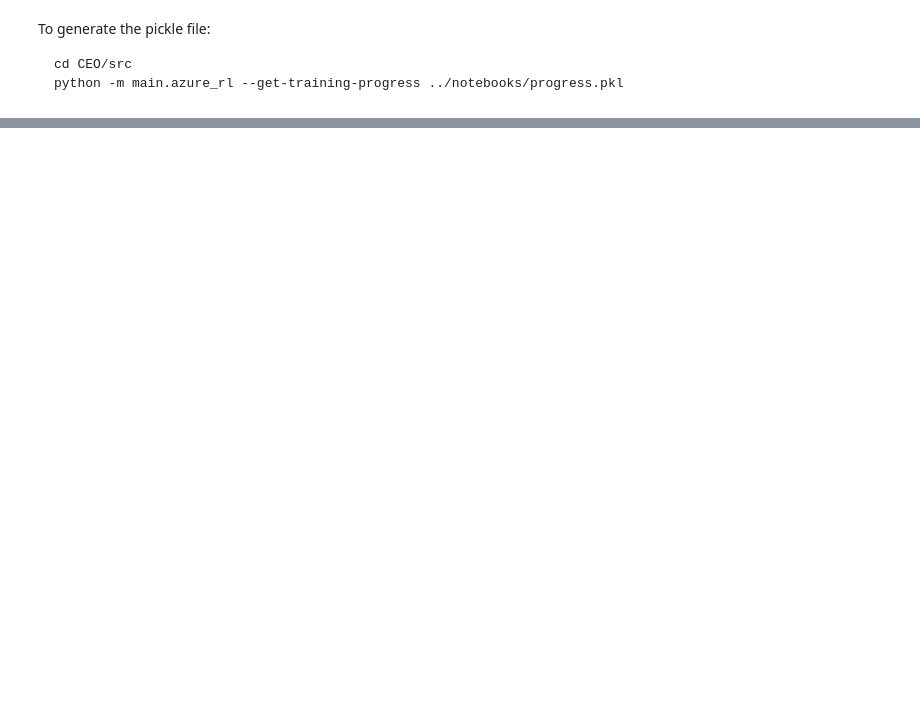
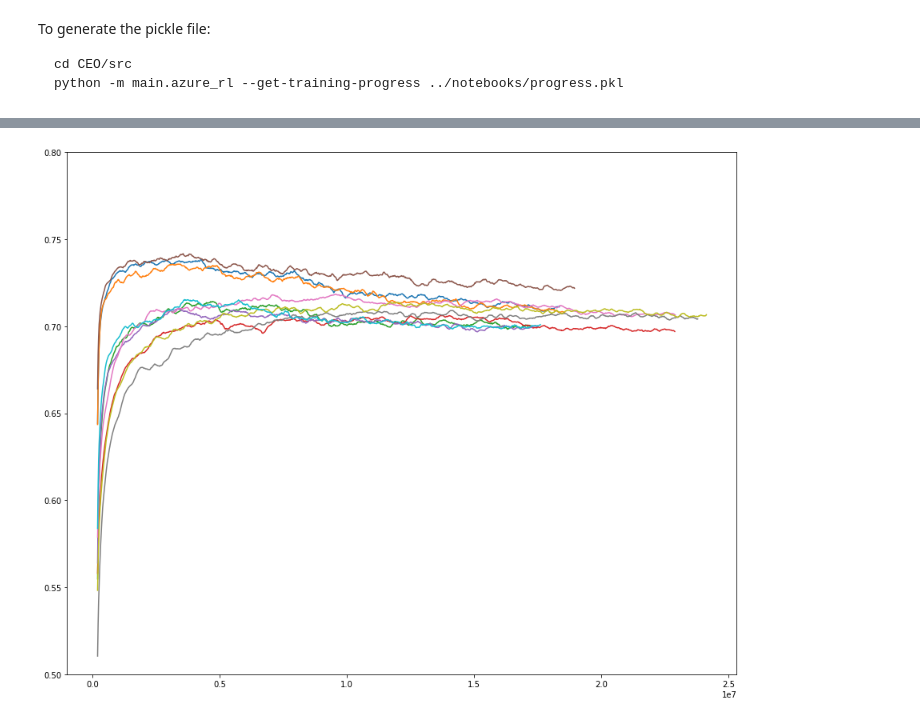
Before and after one commit to davidnorman314/CEO, a Jupyter notebook: notebooks/Progress.ipynb, the cells around one changed output, grey strips where cells are left out. Cells and saved outputs as stored; diff of their text form; code cells hidden in the pictures; blank space fills up the shorter version.

```diff
--- a/notebooks/Progress.ipynb
+++ b/notebooks/Progress.ipynb
@@ -113,0 +108,28 @@ plot_df
+# %%
+# Plot moving average of test stats
+
+import matplotlib.pyplot as plt
+import numpy as np
+
+plt.rcParams["figure.figsize"] = (15,12)
+
+plot_df = progress_df.pivot(index="episode", columns="training_id", values="pct_win")
+
+xs = plot_df.index.to_series()
+
+for column in plot_df.columns:
+    series = plot_df[column]
+    smask = np.isfinite(series)
+
+    x = xs[smask]
+    y = series[smask]
+
+    y_moving_average = y.rolling(10).mean()
+
+    plt.plot(x, y_moving_average, linestyle='-', marker='', label=column)
+
+plt.ylim(0.5, 0.8)
+# plt.legend()
+plt.show()
+# %% [output]
+[figure, added]
```
Also changed, not shown: parts of 6 cells of this notebook, 1 other file.
